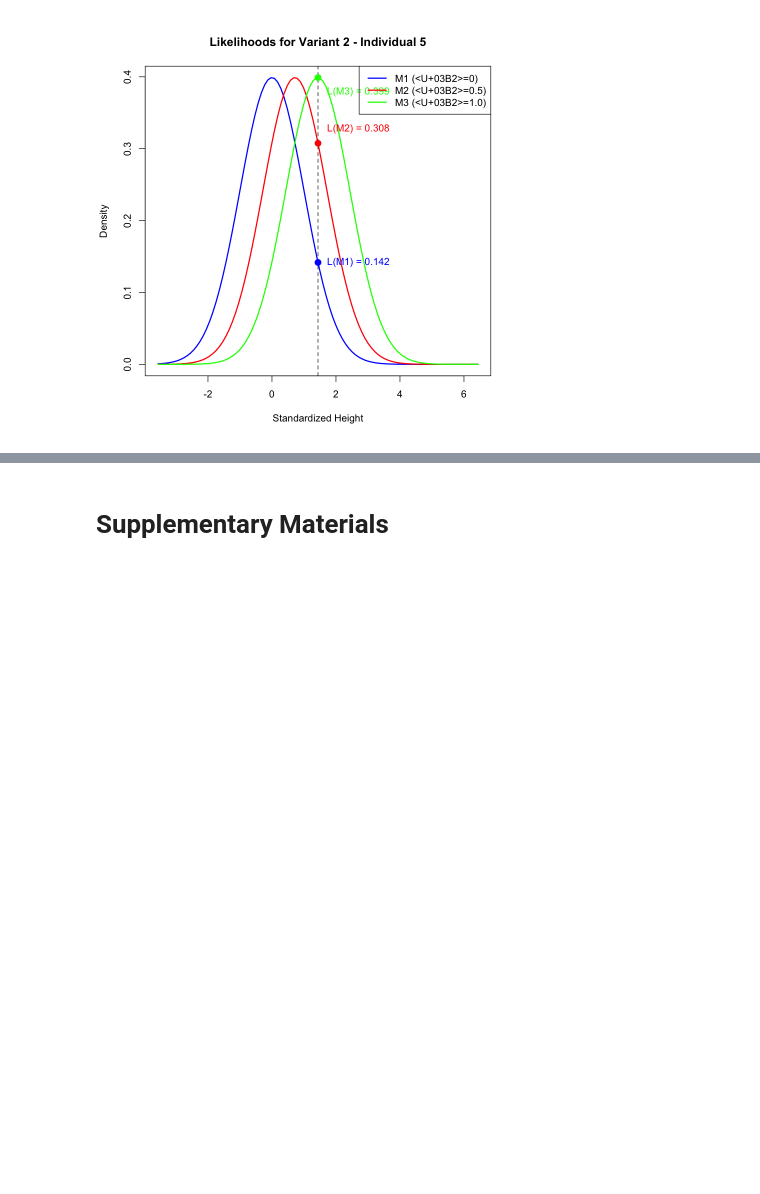
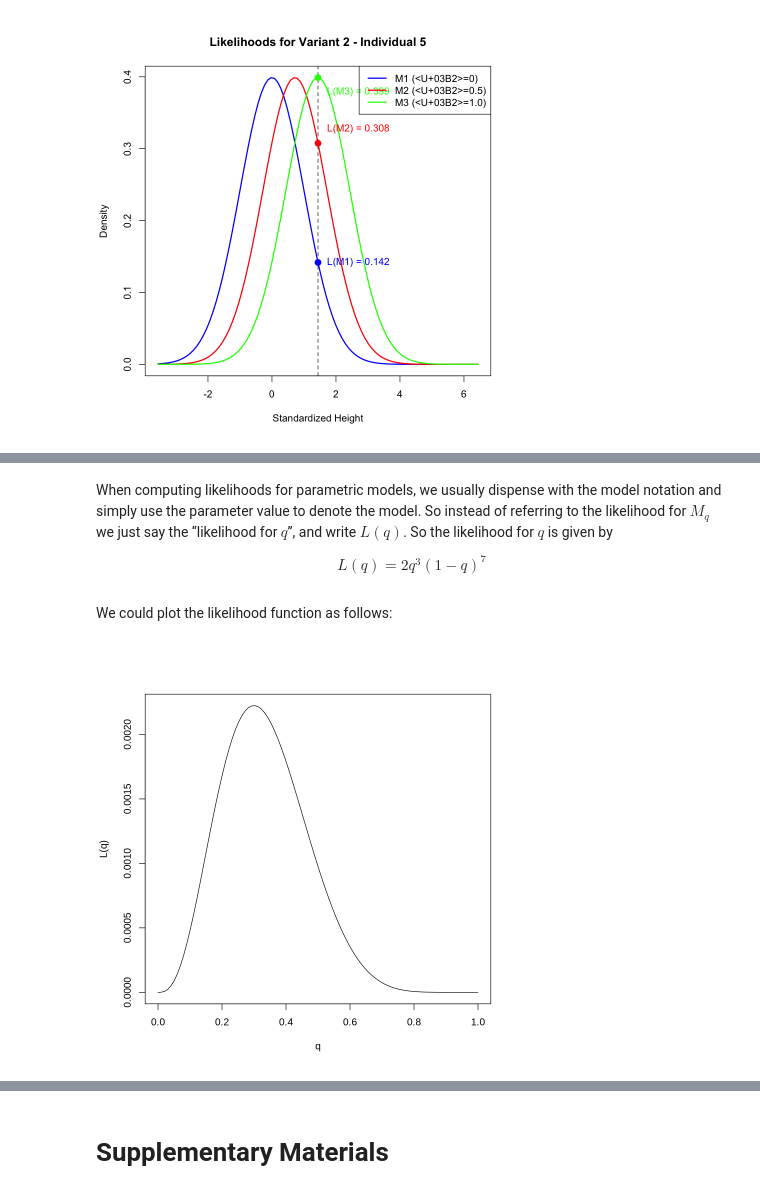
Before and after one commit to StatFunGen/statgen-prerequisites, a Jupyter notebook: likelihood.ipynb, the cells around one changed output, grey strips where cells are left out. Drawn from its saved outputs; the diff is of its cells as text; code cells hidden in the pictures; blank space fills up the shorter version.

Commit message:
add MLE into likelihood notebook

```diff
--- a/likelihood.ipynb
+++ b/likelihood.ipynb
@@ -244,0 +305,16 @@ legend("topright",
+# %% [markdown]
+When computing likelihoods for parametric models, we usually dispense with the model notation and simply use the parameter value to denote the model. So instead of referring to the likelihood for $M_q$  we just say the “likelihood for $q$”, and write $L(q)$. So the likelihood for $q$ is given by
+
+$$
+L(q)= 2q^3(1−q)^7
+$$
+# %% [markdown]
+We could plot the likelihood function as follows:
+# %%
+q <- seq(0, 1, length = 100)
+L <- function(q) {
+    q^3 * (1 - q)^7
+}
+plot(q, L(q), ylab = "L(q)", xlab = "q", type = "l")
+# %% [output]
+[figure, added]
```
Also changed, not shown: parts of 16 cells of this notebook.
